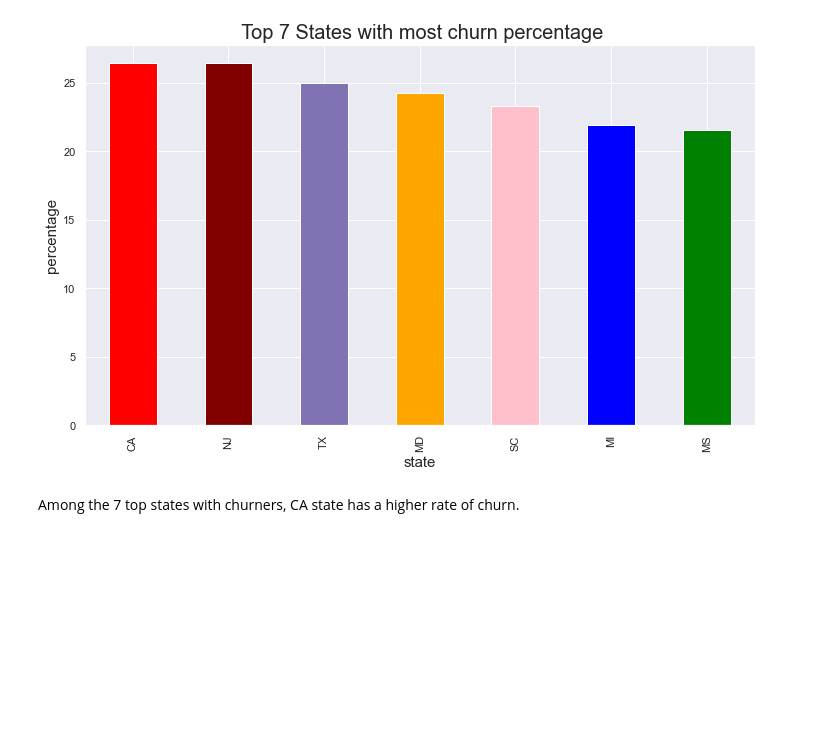
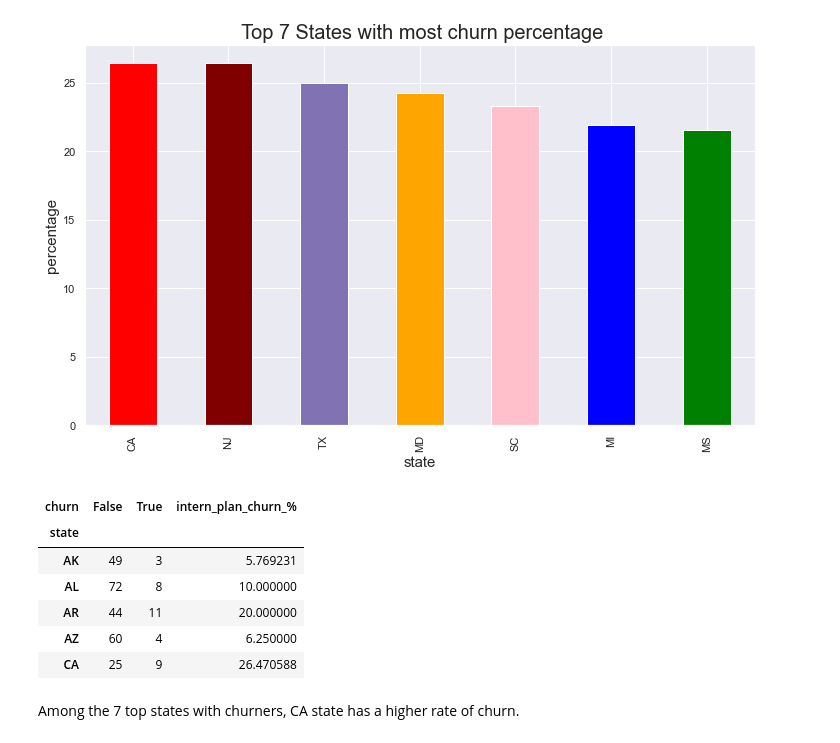
Before and after one commit to Leon380/Phase3_Project, a Jupyter notebook: notebook.ipynb, the cells around one changed output. Cells and saved outputs as stored; diff of their text form; code cells hidden in the pictures; blank space fills up the shorter version.

```diff
--- a/notebook.ipynb
+++ b/notebook.ipynb
@@ -296,6 +296,21 @@ plt.ylabel('percentage', fontsize = 15)
 plt.show()
 # %% [output]
 [figure]
+# %%
+def x_with_churn(s_data,s_col1,s_col2):
+    churn_df= pd.crosstab(s_data[s_col1],s_data[s_col2])
+    churn_df['intern_plan_churn_%'] = churn_df.apply(lambda x : x[1]/(x[0]+x[1])*100, axis=1)
+    return churn_df
+state_churn = x_with_churn(df, "state", "churn")
+state_churn.head()
+# %% [output]
+| churn | False | True | intern_plan_churn_% |
+| state |  |  |  |
+| AK | 49 | 3 | 5.769231 |
+| AL | 72 | 8 | 10.000000 |
+| AR | 44 | 11 | 20.000000 |
+| AZ | 60 | 4 | 6.250000 |
+| CA | 25 | 9 | 26.470588 |
 # %% [markdown]
 Among the 7 top states with churners, CA state has a higher rate of churn.
 # %%
```
Also changed, not shown: parts of 2 cells of this notebook.
